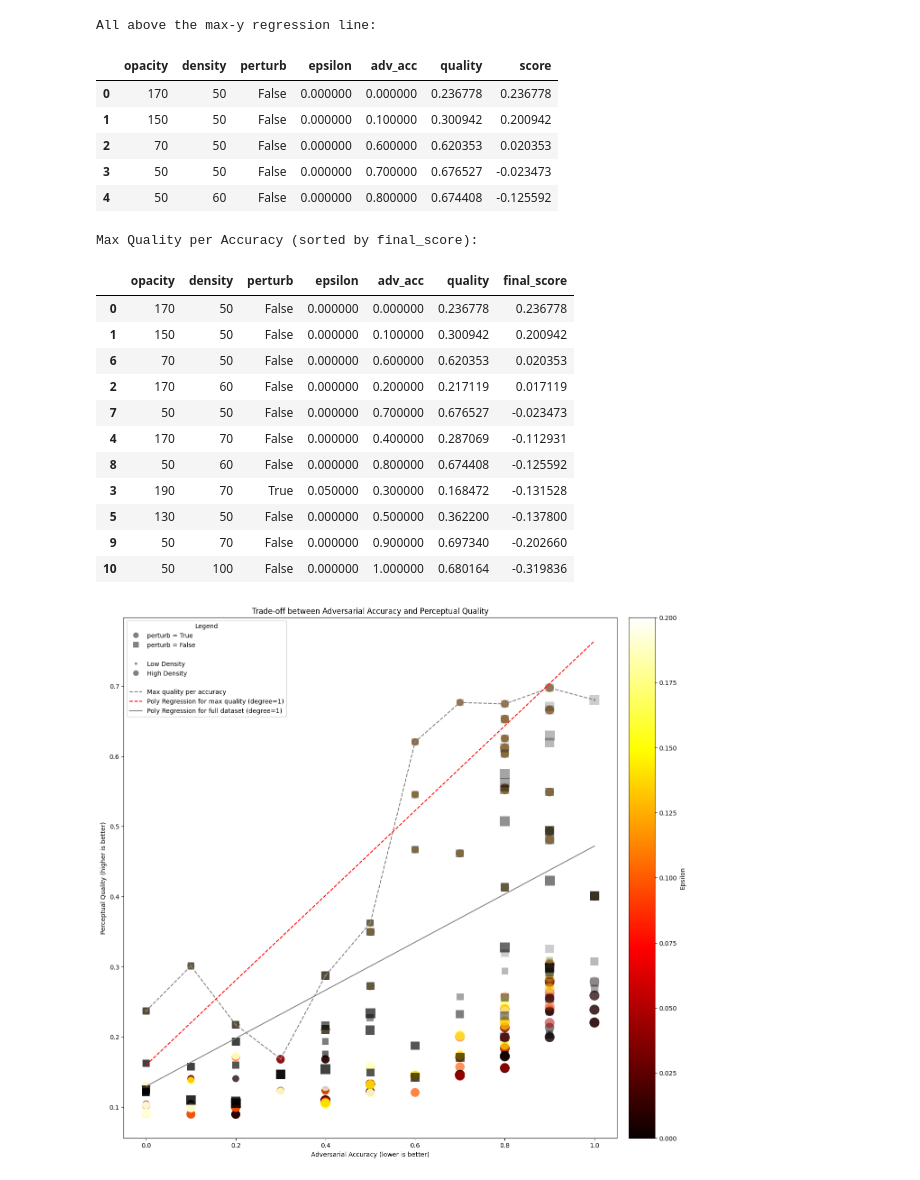
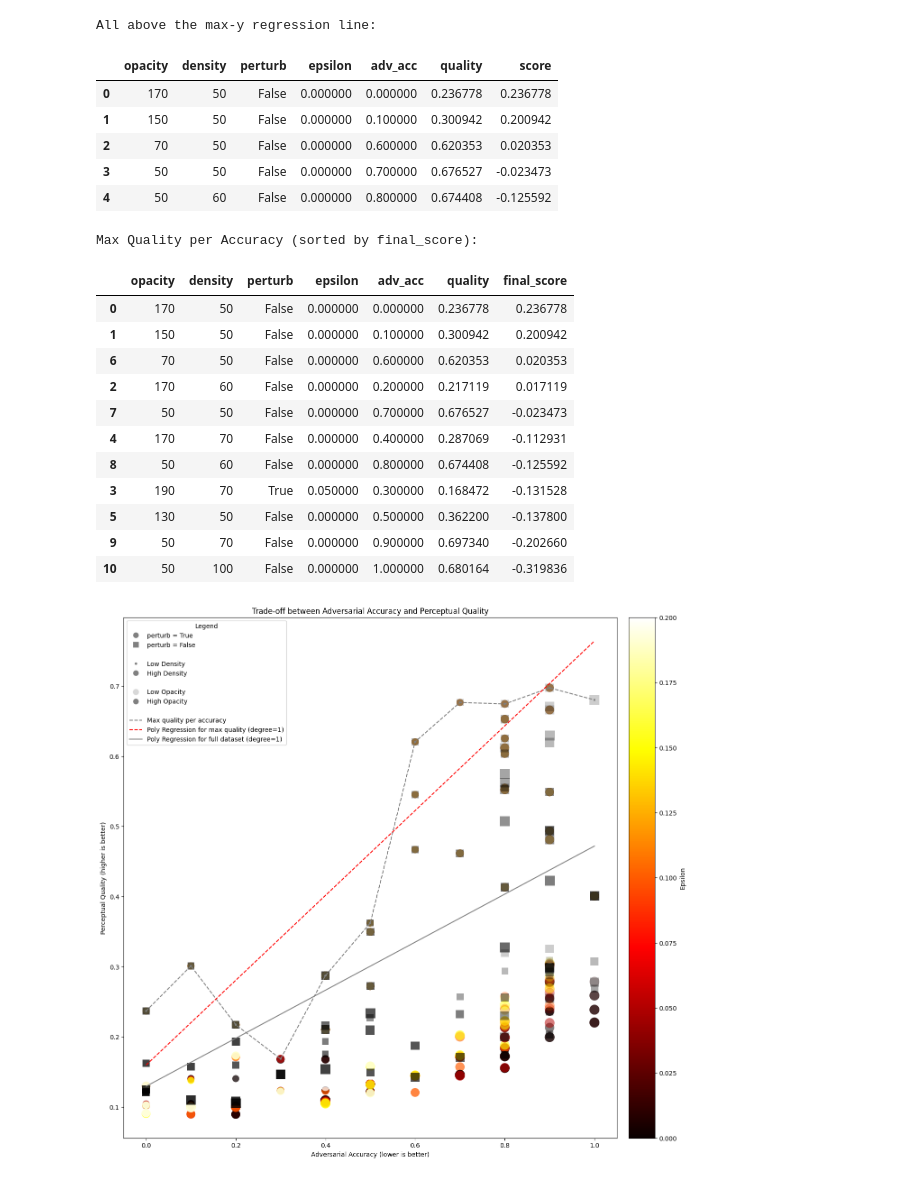
Before and after one commit to ETH-DISCO/advx-bench, a Jupyter notebook: analysis/1-eval_cls_perturb.ipynb, the cells around one changed output. Saved outputs shown, nothing was run; the diff lists cells and outputs as text; code cells hidden in the pictures.

```diff
--- a/analysis/1-eval_cls_perturb.ipynb
+++ b/analysis/1-eval_cls_perturb.ipynb
@@ -160,36 +156,40 @@ legend_elements = [
     plt.Line2D([0], [0], marker='o', color='w', label='Low Density', markerfacecolor='gray', markersize=5),
     plt.Line2D([0], [0], marker='o', color='w', label='High Density', markerfacecolor='gray', markersize=10),
     plt.Line2D([0], [0], marker='None', color='w', label=''),
+    # high opacity vs low opacity
+    plt.Line2D([0], [0], marker='o', color='w', label='Low Opacity', markerfacecolor='gray', markersize=10, alpha=0.3),
+    plt.Line2D([0], [0], marker='o', color='w', label='High Opacity', markerfacecolor='gray', markersize=10, alpha=1),
+    plt.Line2D([0], [0], marker='None', color='w', label=''),
     plt.Line2D([0], [0], color='gray', linestyle='--', label=f'Max quality per accuracy'),
     plt.Line2D([0], [0], color='red', linestyle='--', label=f'Poly Regression for max quality (degree={maxy_degree})'),
     plt.Line2D([0], [0], color='gray', label=f'Poly Regression for full dataset (degree={total_degree})'),
 ]
 
 plt.legend(handles=legend_elements, title='Legend', loc='upper left')
 
 plt.xlabel('Adversarial Accuracy (lower is better)')
 plt.ylabel('Perceptual Quality (higher is better)')
 plt.title('Trade-off between Adversarial Accuracy and Perceptual Quality')
 plt.show()
 # %% [output]
 All above the max-y regression line:
 |  | opacity | density | perturb | epsilon | adv_acc | quality | score |
 | 0 | 170 | 50 | False | 0.000000 | 0.000000 | 0.236778 | 0.236778 |
 | 1 | 150 | 50 | False | 0.000000 | 0.100000 | 0.300942 | 0.200942 |
 | 2 | 70 | 50 | False | 0.000000 | 0.600000 | 0.620353 | 0.020353 |
 | 3 | 50 | 50 | False | 0.000000 | 0.700000 | 0.676527 | -0.023473 |
 | 4 | 50 | 60 | False | 0.000000 | 0.800000 | 0.674408 | -0.125592 |
 Max Quality per Accuracy (sorted by final_score):
 |  | opacity | density | perturb | epsilon | adv_acc | quality | final_score |
 | 0 | 170 | 50 | False | 0.000000 | 0.000000 | 0.236778 | 0.236778 |
 | 1 | 150 | 50 | False | 0.000000 | 0.100000 | 0.300942 | 0.200942 |
 | 6 | 70 | 50 | False | 0.000000 | 0.600000 | 0.620353 | 0.020353 |
 | 2 | 170 | 60 | False | 0.000000 | 0.200000 | 0.217119 | 0.017119 |
 | 7 | 50 | 50 | False | 0.000000 | 0.700000 | 0.676527 | -0.023473 |
 | 4 | 170 | 70 | False | 0.000000 | 0.400000 | 0.287069 | -0.112931 |
 | 8 | 50 | 60 | False | 0.000000 | 0.800000 | 0.674408 | -0.125592 |
 | 3 | 190 | 70 | True | 0.050000 | 0.300000 | 0.168472 | -0.131528 |
 | 5 | 130 | 50 | False | 0.000000 | 0.500000 | 0.362200 | -0.137800 |
 | 9 | 50 | 70 | False | 0.000000 | 0.900000 | 0.697340 | -0.202660 |
 | 10 | 50 | 100 | False | 0.000000 | 1.000000 | 0.680164 | -0.319836 |
-[figure, old version]
+[figure, new version]
```
Also changed, not shown: parts of 4 cells of this notebook.
